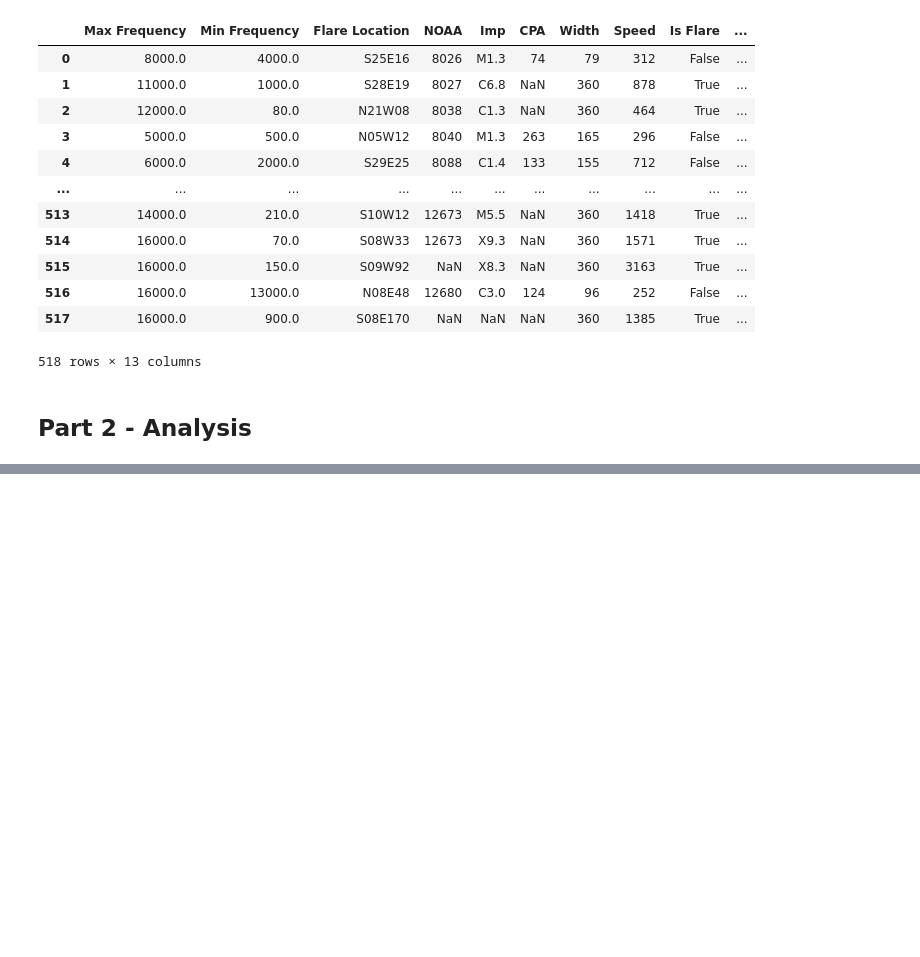
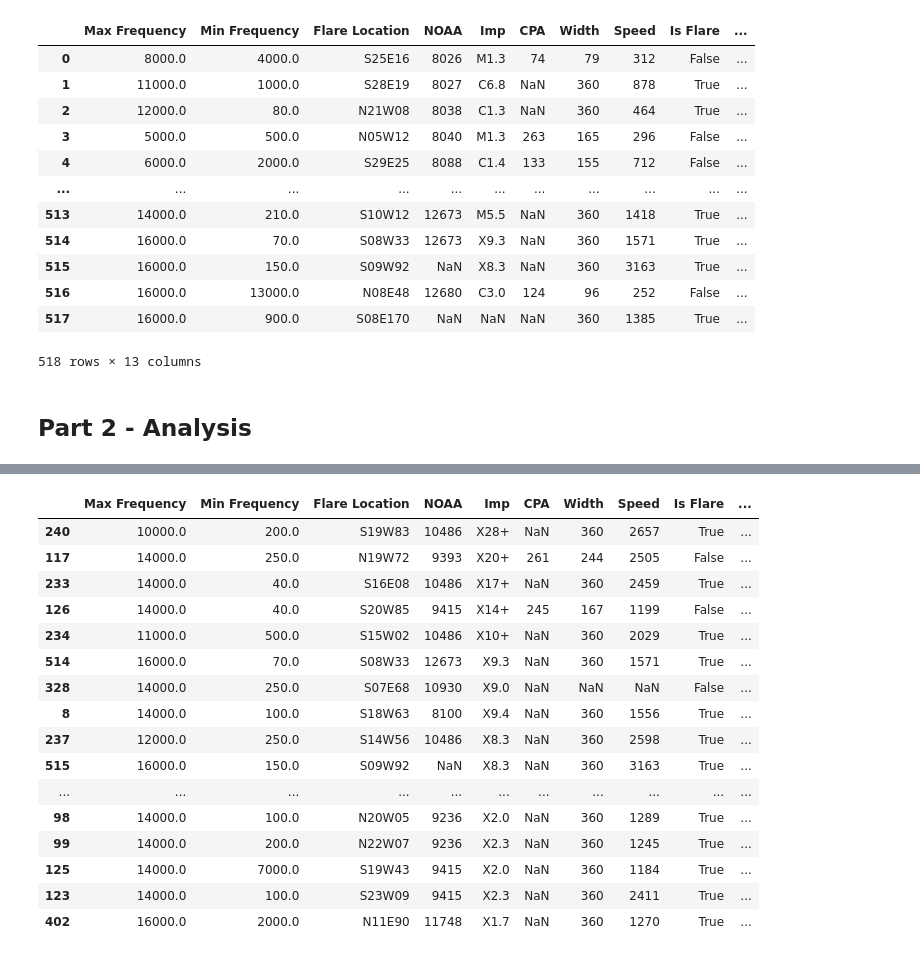
Before and after one commit to vasanth16/DSProjects, a Jupyter notebook: project1.ipynb, the cells around one changed output, grey strips where cells are left out. Saved outputs shown, nothing was run; the diff lists cells and outputs as text; code cells hidden in the pictures; blank space fills up the shorter version.

```diff
--- a/project1.ipynb
+++ b/project1.ipynb
@@ -222,8 +231,8 @@ dfNasa["Width Lower Bound"] = [True if "&gt;" in str(row) else False for row in
 dfNasa["Width"] = [int(str(row)[4:]) if "&gt;" in str(row) else row for row in dfNasa['Width']]
 dfNasa["End Time"] = dfNasa["End Time"].replace("24:00","23:59")
 dfNasa["Start DateTime"] = pd.to_datetime(dfNasa["Start Date"] + " " + dfNasa["Start Time"])
-dfNasa["End DateTime"] = pd.to_datetime(dfNasa["Start Date"] + " " + dfNasa["End Time"])
-dfNasa["CME DateTime"] = pd.to_datetime(dfNasa["Start Date"] + " " + dfNasa["CME Time"])
+dfNasa["End DateTime"] = pd.to_datetime(dfNasa["End Date"] + " " + dfNasa["End Time"])
+dfNasa["CME DateTime"] = pd.to_datetime(dfNasa["CME Date"] + " " + dfNasa["CME Time"])
 
 # Reorder table
 """
@@ -276,0 +291,23 @@ memory usage: 45.7+ KB
+# %%
+dfReplicate = dfNasa
+dfReplicate["Imp Rank"] = [float(str(row[1:-1])) if "X" in str(row) else np.nan for row in dfReplicate["Imp"]]
+dfRank = dfReplicate.sort_values(by="Imp Rank", ascending = False)
+dfRank.head(50)
+# %% [output]
+|  | Max Frequency | Min Frequency | Flare Location | NOAA | Imp | CPA | Width | Speed | Is Flare | ... |
+| 240 | 10000.0 | 200.0 | S19W83 | 10486 | X28+ | NaN | 360 | 2657 | True | ... |
+| 117 | 14000.0 | 250.0 | N19W72 | 9393 | X20+ | 261 | 244 | 2505 | False | ... |
+| 233 | 14000.0 | 40.0 | S16E08 | 10486 | X17+ | NaN | 360 | 2459 | True | ... |
+| 126 | 14000.0 | 40.0 | S20W85 | 9415 | X14+ | 245 | 167 | 1199 | False | ... |
+| 234 | 11000.0 | 500.0 | S15W02 | 10486 | X10+ | NaN | 360 | 2029 | True | ... |
+| 514 | 16000.0 | 70.0 | S08W33 | 12673 | X9.3 | NaN | 360 | 1571 | True | ... |
+| 328 | 14000.0 | 250.0 | S07E68 | 10930 | X9.0 | NaN | NaN | NaN | False | ... |
+| 8 | 14000.0 | 100.0 | S18W63 | 8100 | X9.4 | NaN | 360 | 1556 | True | ... |
+| 237 | 12000.0 | 250.0 | S14W56 | 10486 | X8.3 | NaN | 360 | 2598 | True | ... |
+| 515 | 16000.0 | 150.0 | S09W92 | NaN | X8.3 | NaN | 360 | 3163 | True | ... |
+| ... | ... | ... | ... | ... | ... | ... | ... | ... | ... | ... |
+| 98 | 14000.0 | 100.0 | N20W05 | 9236 | X2.0 | NaN | 360 | 1289 | True | ... |
+| 99 | 14000.0 | 200.0 | N22W07 | 9236 | X2.3 | NaN | 360 | 1245 | True | ... |
+| 125 | 14000.0 | 7000.0 | S19W43 | 9415 | X2.0 | NaN | 360 | 1184 | True | ... |
+| 123 | 14000.0 | 100.0 | S23W09 | 9415 | X2.3 | NaN | 360 | 2411 | True | ... |
+| 402 | 16000.0 | 2000.0 | N11E90 | 11748 | X1.7 | NaN | 360 | 1270 | True | ... |
```
Also changed, not shown: parts of 10 cells of this notebook.
